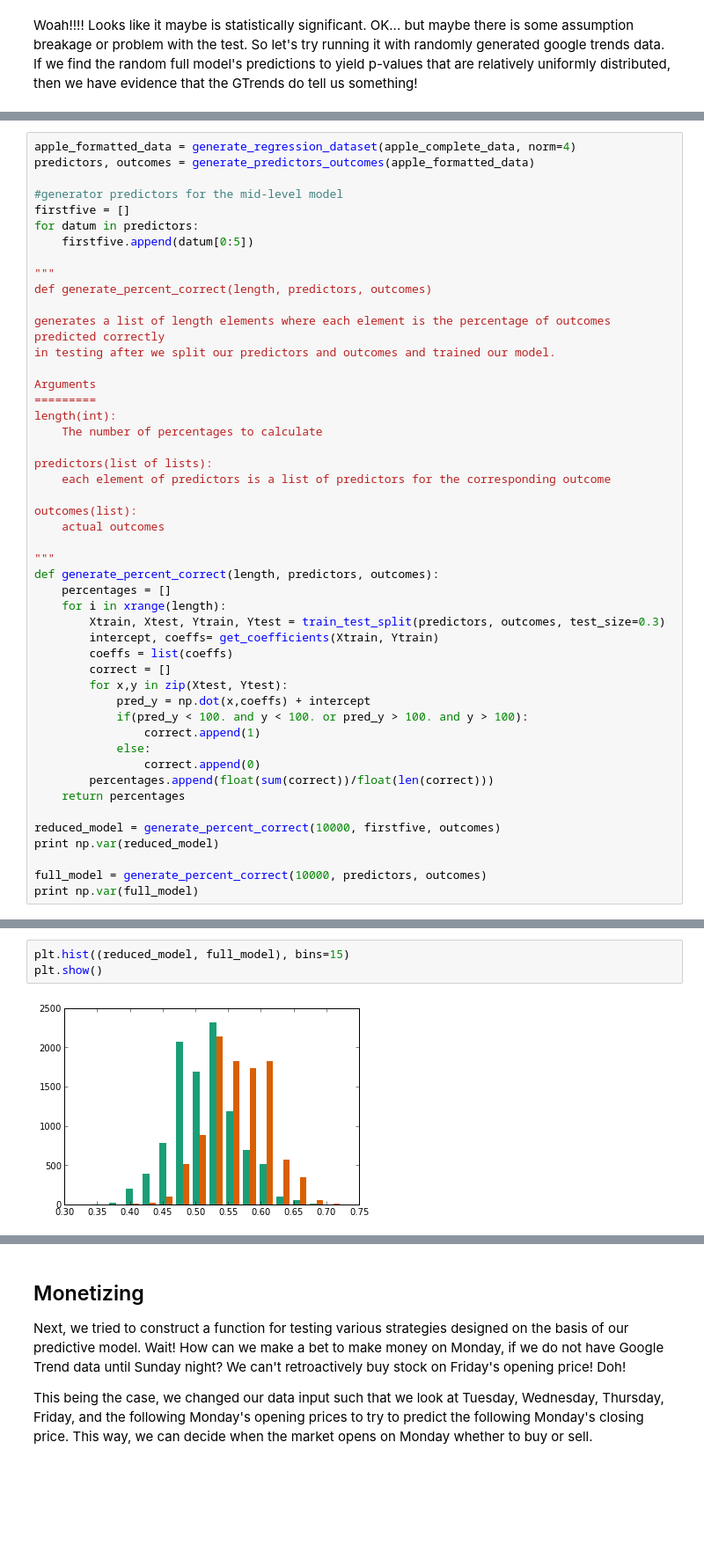
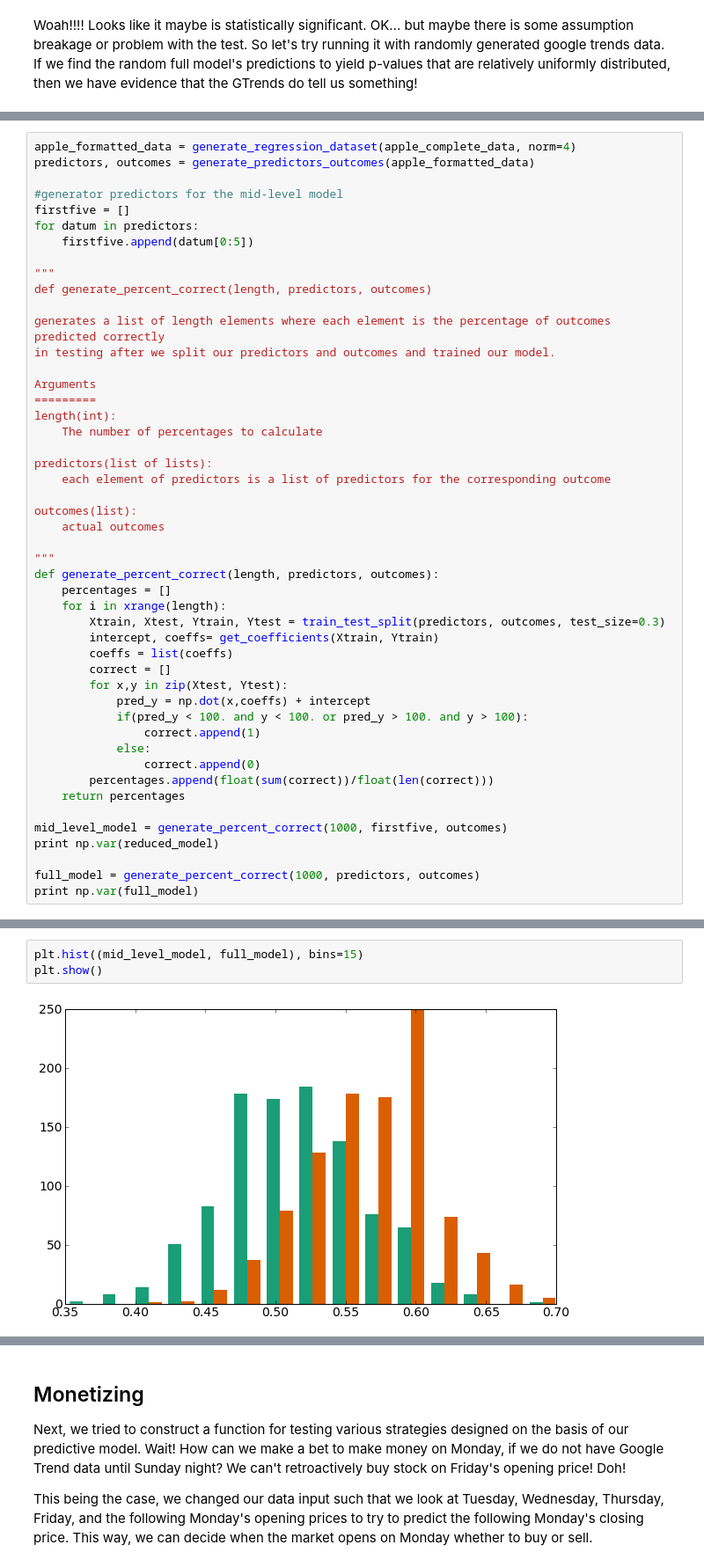
Before and after one commit to yuechen/SKY, a Jupyter notebook: PJNEW.ipynb, the cells around one changed output, grey strips where cells are left out. Shown at 88% size. Cells and saved outputs as stored; diff of their text form; blank space fills up the shorter version.

```diff
--- a/PJNEW.ipynb
+++ b/PJNEW.ipynb
@@ -1218,9 +1248,9 @@ def generate_percent_correct(length, predictors, outcomes):
         percentages.append(float(sum(correct))/float(len(correct)))
     return percentages
 
-reduced_model = generate_percent_correct(10000, firstfive, outcomes)
+mid_level_model = generate_percent_correct(1000, firstfive, outcomes)
 print np.var(reduced_model)
 
-full_model = generate_percent_correct(10000, predictors, outcomes)
+full_model = generate_percent_correct(1000, predictors, outcomes)
 print np.var(full_model)
 # %% [output]
@@ -1235,6 +1265,6 @@ scipy.stats.ttest_ind(reduced_model, full_model)
 # %%
-plt.hist((reduced_model, full_model), bins=15)
+plt.hist((mid_level_model, full_model), bins=15)
 plt.show()
 # %% [output]
-[figure, old version]
+[figure, new version]
 # %% [markdown]
```
Also changed, not shown: parts of 30 cells of this notebook.
